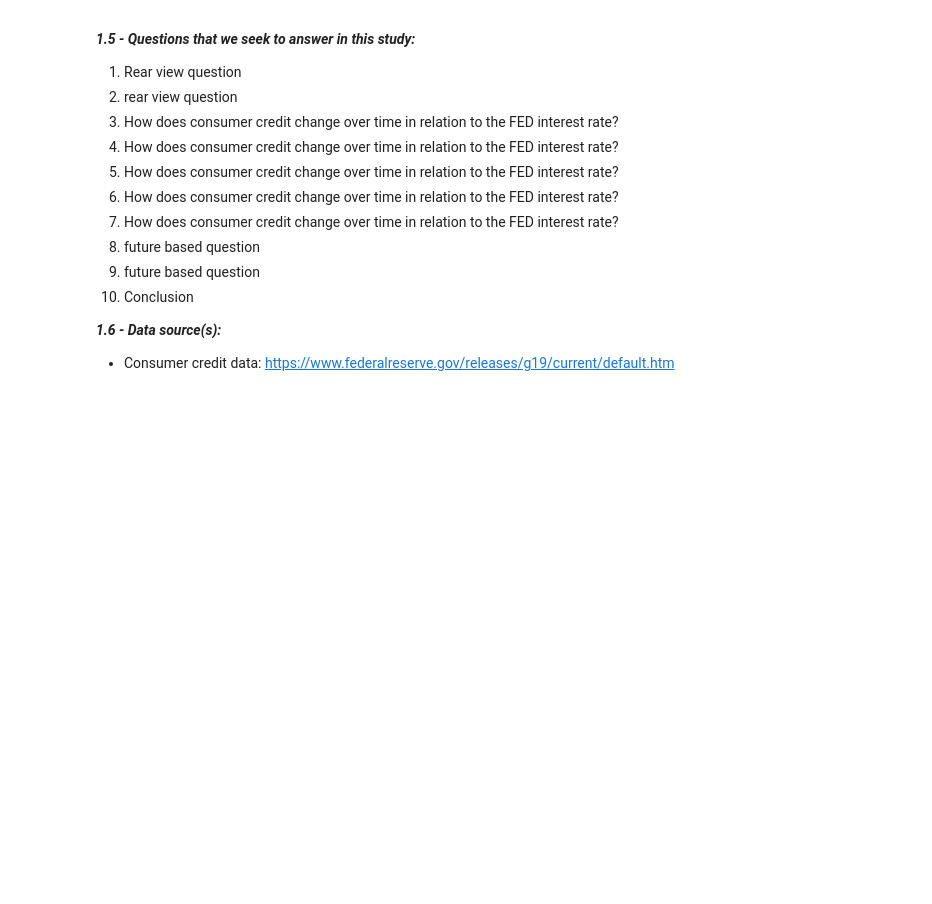
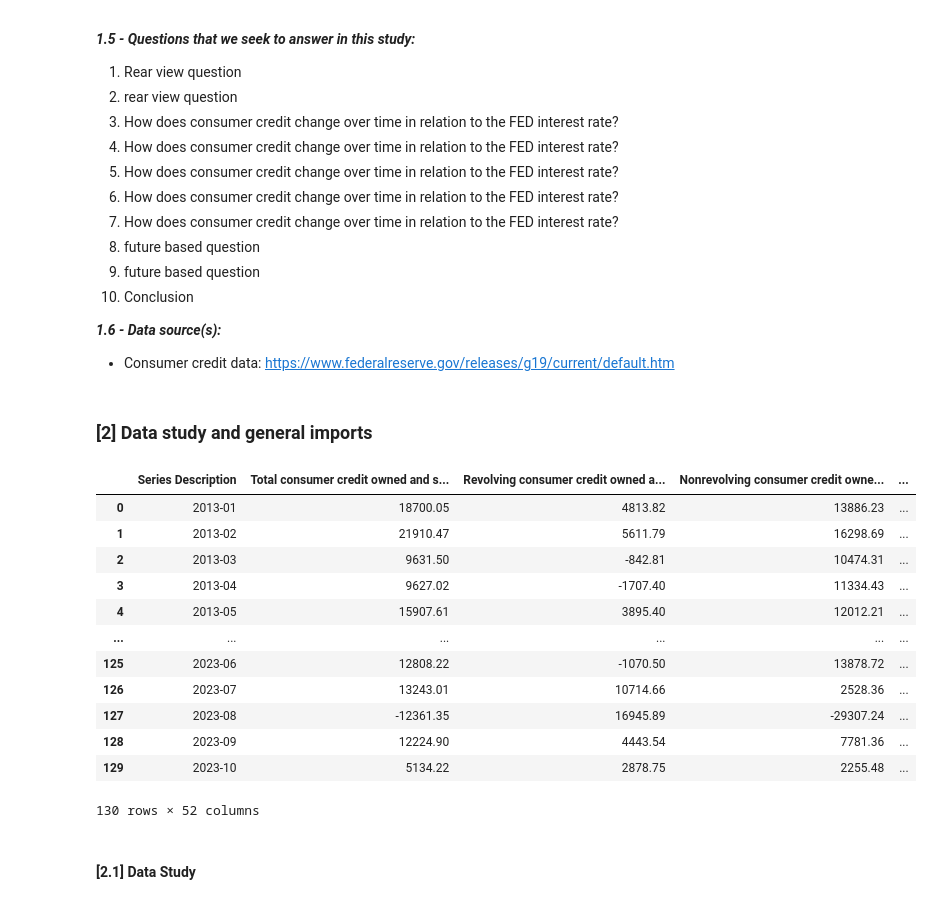
Before and after one commit to S3Stan/Federal_Reserve_Analytics, a Jupyter notebook: ConsumerCredit_NB.ipynb, the cells around one changed output. Drawn from its saved outputs; the diff is of its cells as text; code cells hidden in the pictures; blank space fills up the shorter version.

```diff
--- a/ConsumerCredit_NB.ipynb
+++ b/ConsumerCredit_NB.ipynb
@@ -62,3 +62,37 @@ This analysis is useful to various stakeholders including:
 
 <b>_1.6 - Data source(s):_</b><br>
 - Consumer credit data: https://www.federalreserve.gov/releases/g19/current/default.htm
+# %% [markdown]
+### [2] Data study and general imports
+# %%
+# import
+import Analysis_repo
+from Analysis_repo import sourceCode
+from Analysis_repo import notebook_import_library as importLibrary
+
+
+# Get the data form the Source code file
+try:
+    consumer_credit_data = sourceCode.sendConsumerCreditData()[5:].reset_index() # get consumer credit data
+    consumer_credit_data_for_analysis = consumer_credit_data.copy() # df to be used for actual analysis
+    consumer_credit_data_for_analysis = consumer_credit_data_for_analysis.drop(["index"], axis=1) # remove  default index column
+except Exception as e:
+    print("An exception occurred:", e)
+
+consumer_credit_data_for_analysis[0:]
+# %% [output]
+|  | Series Description | Total consumer credit owned and s... | Revolving consumer credit owned a... | Nonrevolving consumer credit owne... | ... |
+| 0 | 2013-01 | 18700.05 | 4813.82 | 13886.23 | ... |
+| 1 | 2013-02 | 21910.47 | 5611.79 | 16298.69 | ... |
+| 2 | 2013-03 | 9631.50 | -842.81 | 10474.31 | ... |
+| 3 | 2013-04 | 9627.02 | -1707.40 | 11334.43 | ... |
+| 4 | 2013-05 | 15907.61 | 3895.40 | 12012.21 | ... |
+| ... | ... | ... | ... | ... | ... |
+| 125 | 2023-06 | 12808.22 | -1070.50 | 13878.72 | ... |
+| 126 | 2023-07 | 13243.01 | 10714.66 | 2528.36 | ... |
+| 127 | 2023-08 | -12361.35 | 16945.89 | -29307.24 | ... |
+| 128 | 2023-09 | 12224.90 | 4443.54 | 7781.36 | ... |
+| 129 | 2023-10 | 5134.22 | 2878.75 | 2255.48 | ... |
+130 rows × 52 columns
+# %% [markdown]
+#### [2.1] Data Study
```
Also changed, not shown: parts of 11 cells of this notebook, 2 other files.
